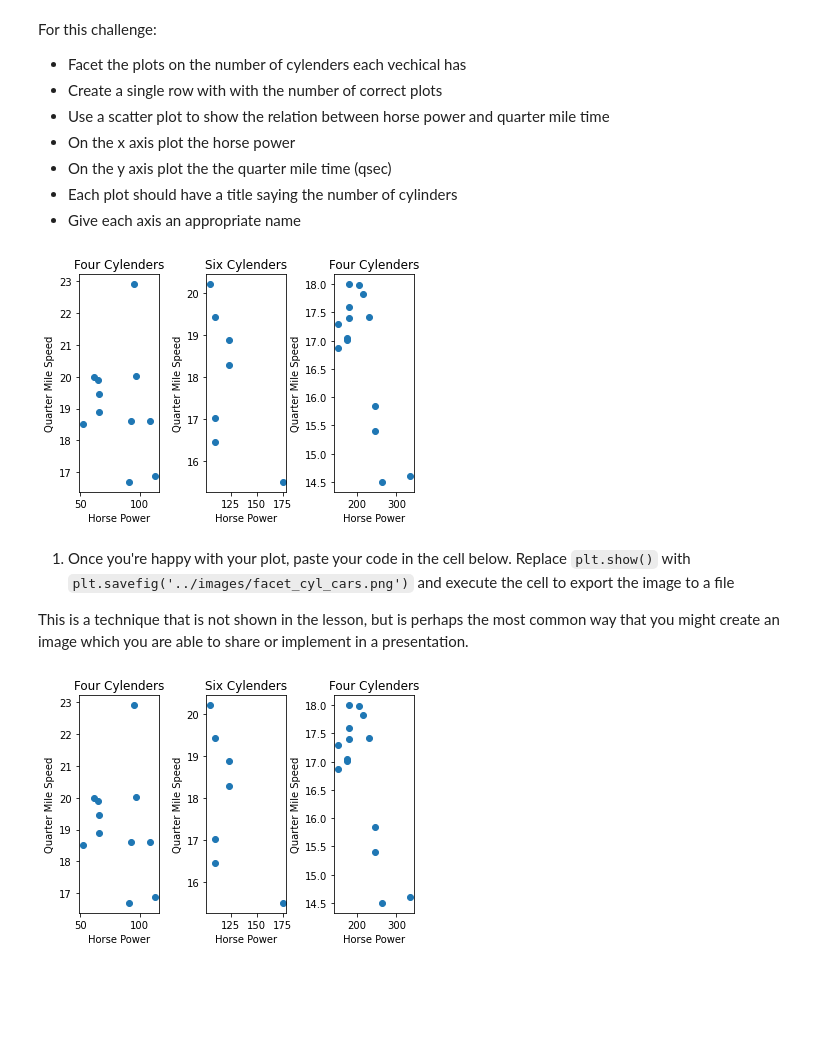
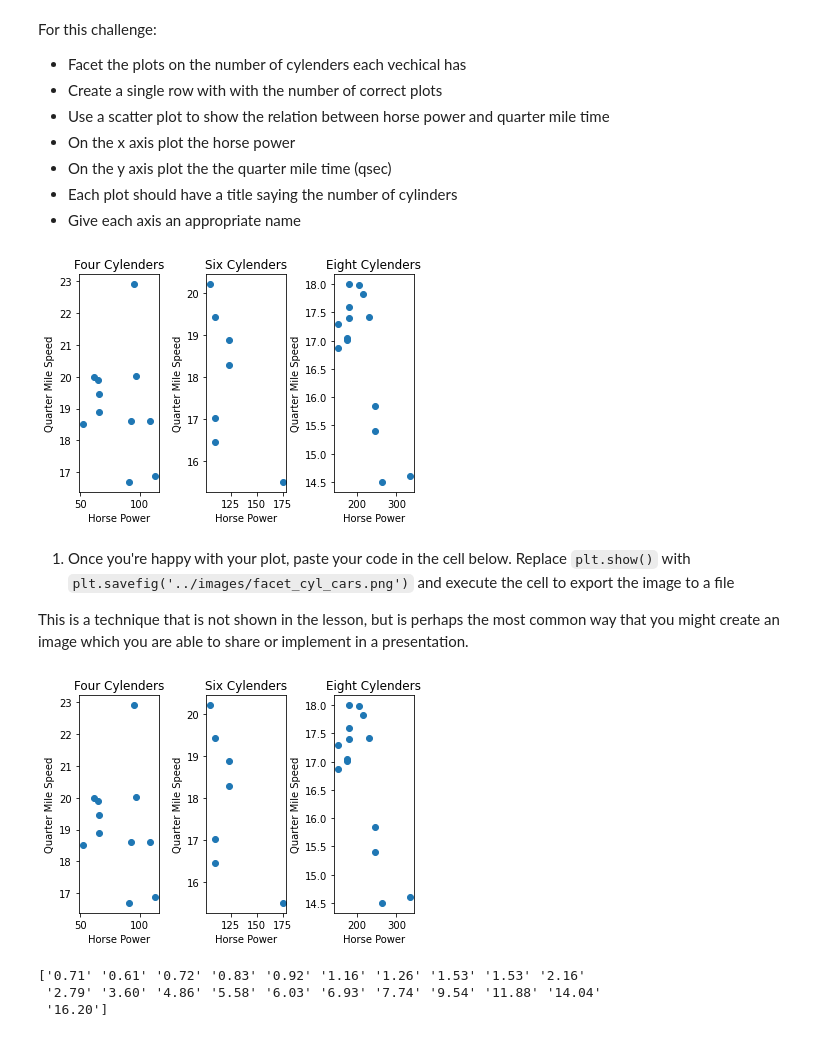
Before and after one commit to anpaking/ds-precourse-faceting, a Jupyter notebook: notebooks/faceting.ipynb, the cells around one changed output. Drawn from its saved outputs; the diff is of its cells as text; code cells hidden in the pictures; blank space fills up the shorter version.

```diff
--- a/notebooks/faceting.ipynb
+++ b/notebooks/faceting.ipynb
@@ -229,29 +176,29 @@ For this challenge:
 # %%
 four_cyl = cars_data.loc[cars_data['cyl'] == 4,['hp','qsec']]
 six_cyl = cars_data.loc[cars_data['cyl'] == 6,['hp','qsec']]
 eight_cyl = cars_data.loc[cars_data['cyl'] == 8,['hp','qsec']]
 
 fig, ax = plt.subplots(1,3)
 
 ax[0].plot(four_cyl.loc[:,['hp']],four_cyl.loc[:,['qsec']], 'o')
 ax[0].set_title('Four Cylenders')
 ax[0].set_xlabel('Horse Power')
 ax[0].set_ylabel('Quarter Mile Speed')
 
 
 ax[1].plot(six_cyl.loc[:,['hp']],six_cyl.loc[:,['qsec']], 'o')
 ax[1].set_title('Six Cylenders')
 ax[1].set_xlabel('Horse Power')
 ax[1].set_ylabel('Quarter Mile Speed')
 
 ax[2].plot(eight_cyl.loc[:,['hp']],eight_cyl.loc[:,['qsec']], 'o')
-ax[2].set_title('Four Cylenders')
+ax[2].set_title('Eight Cylenders')
 ax[2].set_xlabel('Horse Power')
 ax[2].set_ylabel('Quarter Mile Speed')
 
 plt.subplots_adjust(wspace=.6)
 # %% [output]
-[figure, old version]
+[figure, new version]
 # %% [markdown]
 1. Once you're happy with your plot, paste your code in the cell below. Replace `plt.show()` with `plt.savefig('../images/facet_cyl_cars.png')` and execute the cell to export the image to a file
 
@@ -275,7 +222,7 @@ ax[1].set_xlabel('Horse Power')
 ax[1].set_ylabel('Quarter Mile Speed')
 
 ax[2].plot(eight_cyl.loc[:,['hp']],eight_cyl.loc[:,['qsec']], 'o')
-ax[2].set_title('Four Cylenders')
+ax[2].set_title('Eight Cylenders')
 ax[2].set_xlabel('Horse Power')
 ax[2].set_ylabel('Quarter Mile Speed')
 
@@ -283,4 +230,40 @@ plt.subplots_adjust(wspace=.6)
 
 plt.savefig('../images/facet_cyl_cars.png')
 # %% [output]
-[figure, old version]
+[figure, new version]
+# %%
+earnings = '''1960  0.71  0.63  0.85  0.44
+1961  0.61  0.69  0.92  0.55
+1962  0.72  0.77  0.92  0.60
+1963  0.83  0.80  1.00  0.77
+1964  0.92  1.00  1.24  1.00
+1965  1.16  1.30  1.45  1.25
+1966  1.26  1.38  1.86  1.56
+1967  1.53  1.59  1.83  1.86
+1968  1.53  2.07  2.34  2.25
+1969  2.16  2.43  2.70  2.25
+1970  2.79  3.42  3.69  3.60
+1971  3.60  4.32  4.32  4.05
+1972  4.86  5.04  5.04  4.41
+1973  5.58  5.85  6.57  5.31
+1974  6.03  6.39  6.93  5.85
+1975  6.93  7.74  7.83  6.12
+1976  7.74  8.91  8.28  6.84
+1977  9.54 10.26  9.54  8.73
+1978 11.88 12.06 12.15  8.91
+1979 14.04 12.96 14.85  9.99
+1980 16.20 14.67 16.02 11.61'''
+
+earnings = earnings.replace('  ',' ')
+
+years = np.array(earnings.split()[0:107:5])
+earnings_q1 = np.array(earnings.split()[1:107:5])
+earnings_q2 = np.array(earnings.split()[2:107:5])
+earnings_q3 = np.array(earnings.split()[3:107:5])
+earnings_q4 = np.array(earnings.split()[4:107:5])
+
+print(earnings_q1)
+# %% [output]
+['0.71' '0.61' '0.72' '0.83' '0.92' '1.16' '1.26' '1.53' '1.53' '2.16'
+ '2.79' '3.60' '4.86' '5.58' '6.03' '6.93' '7.74' '9.54' '11.88' '14.04'
+ '16.20']
```
Also changed, not shown: parts of 4 cells of this notebook.
